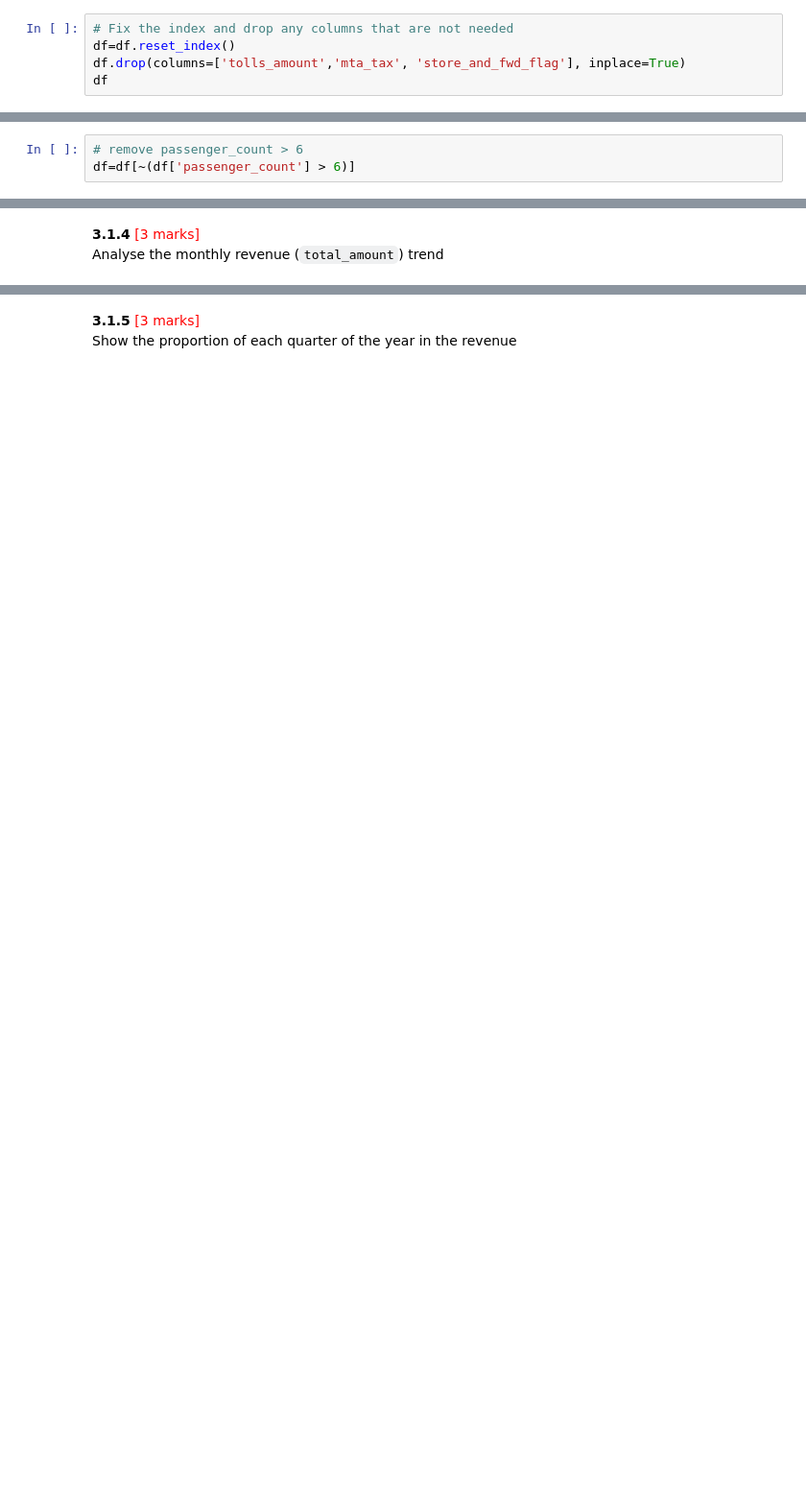
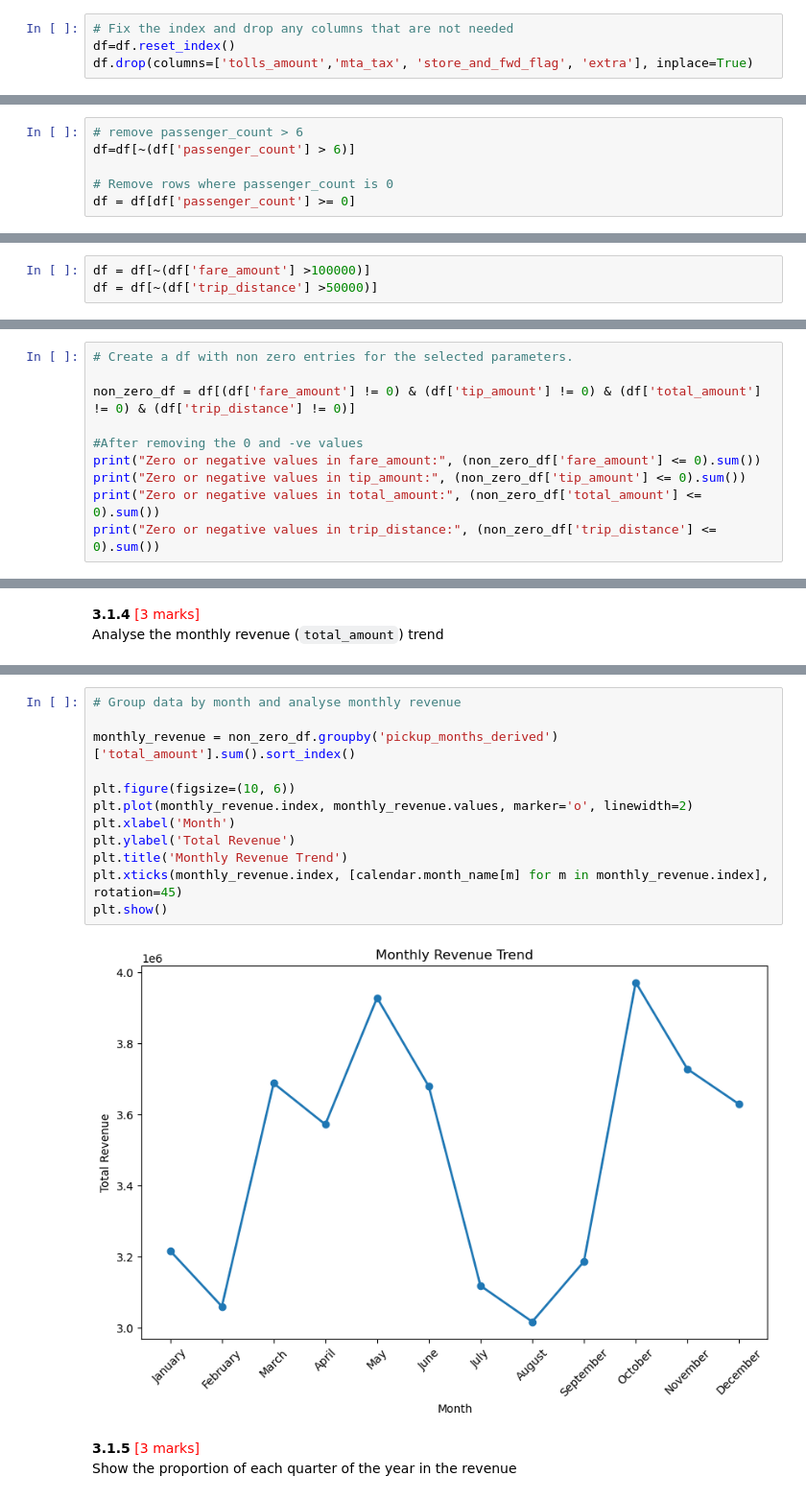
Before and after one commit to rajiv2607/EDA-NYC-Taxi, a Jupyter notebook: Datasets and Dictionary/EDA_Assg_NYC_Taxi_Starter.ipynb, the cells around one changed output, grey strips where cells are left out. Shown at 96% size. Drawn from its saved outputs; the diff is of its cells as text; blank space fills up the shorter version.

```diff
--- a/Datasets and Dictionary/EDA_Assg_NYC_Taxi_Starter.ipynb
+++ b/Datasets and Dictionary/EDA_Assg_NYC_Taxi_Starter.ipynb
@@ -319,5 +320,4 @@ Below columns as dropped:
 # %%
 # Fix the index and drop any columns that are not needed
 df=df.reset_index()
-df.drop(columns=['tolls_amount','mta_tax', 'store_and_fwd_flag'], inplace=True)
-df
+df.drop(columns=['tolls_amount','mta_tax', 'store_and_fwd_flag', 'extra'], inplace=True)
@@ -586,3 +571,6 @@ First, let us remove 7+ passenger counts as there are very less instances.
 # %%
 # remove passenger_count > 6
 df=df[~(df['passenger_count'] > 6)]
+
+# Remove rows where passenger_count is 0
+df = df[df['passenger_count'] >= 0]
@@ -627 +612,4 @@ Shape after removing invalid zero-distance/fare trips: (1880457, 18)
+# %%
+df = df[~(df['fare_amount'] >100000)]
+df = df[~(df['trip_distance'] >50000)]
 # %% [markdown]
@@ -789,0 +789,10 @@ Filter out the zero values from the above columns.
+# %%
+# Create a df with non zero entries for the selected parameters.
+
+non_zero_df = df[(df['fare_amount'] != 0) & (df['tip_amount'] != 0) & (df['total_amount'] != 0) & (df['trip_distance'] != 0)]
+
+#After removing the 0 and -ve values
+print("Zero or negative values in fare_amount:", (non_zero_df['fare_amount'] <= 0).sum())
+print("Zero or negative values in tip_amount:", (non_zero_df['tip_amount'] <= 0).sum())
+print("Zero or negative values in total_amount:", (non_zero_df['total_amount'] <= 0).sum())
+print("Zero or negative values in trip_distance:", (non_zero_df['trip_distance'] <= 0).sum())
@@ -795,3 +807,17 @@ Analyse the monthly revenue (`total_amount`) trend
+# %%
+# Group data by month and analyse monthly revenue
+
+monthly_revenue = non_zero_df.groupby('pickup_months_derived')['total_amount'].sum().sort_index()
+
+plt.figure(figsize=(10, 6))
+plt.plot(monthly_revenue.index, monthly_revenue.values, marker='o', linewidth=2)
+plt.xlabel('Month')
+plt.ylabel('Total Revenue')
+plt.title('Monthly Revenue Trend')
+plt.xticks(monthly_revenue.index, [calendar.month_name[m] for m in monthly_revenue.index], rotation=45)
+plt.show()
+# %% [output]
+[figure, added]
 # %% [markdown]
 **3.1.5** <font color = red>[3 marks]</font> <br>
 Show the proportion of each quarter of the year in the revenue
```
Also changed, not shown: parts of 74 cells of this notebook.
